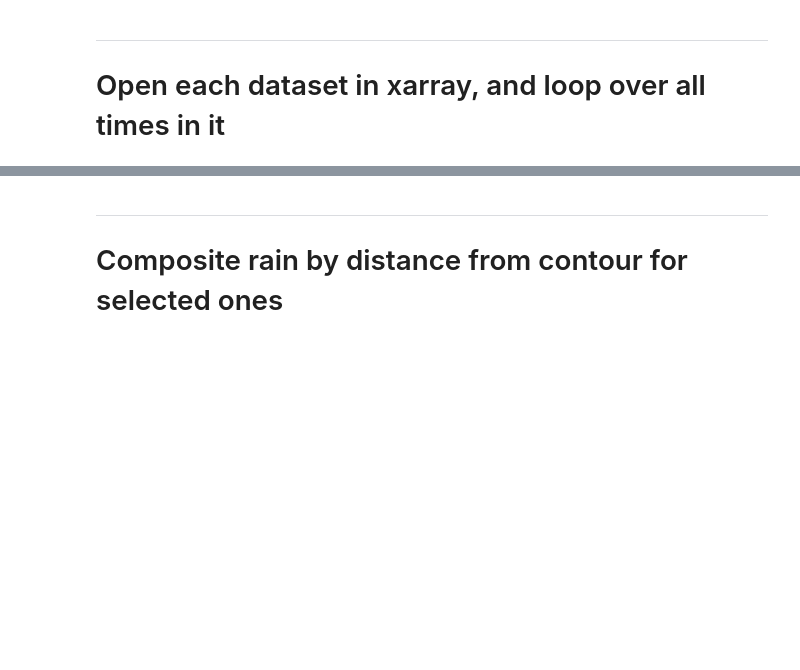
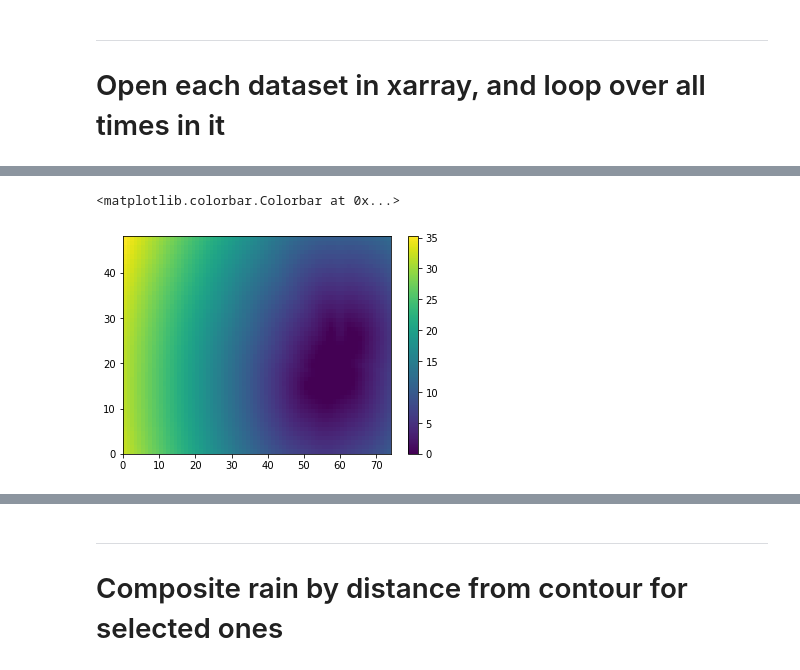
Before and after one commit to brianmapes/VaporLakes, a Jupyter notebook: Grab_contours_in_MINIMALtqv.ipynb, the cells around one changed output, grey strips where cells are left out. Drawn from its saved outputs; the diff is of its cells as text; code cells hidden in the pictures; blank space fills up the shorter version.

```diff
--- a/Grab_contours_in_MINIMALtqv.ipynb
+++ b/Grab_contours_in_MINIMALtqv.ipynb
@@ -402,0 +268,6 @@ df = all_laks
+# %%
+dist = lake.geometry.apply(lambda g: points.distance(g)).values.reshape(len(ds.lat),len(ds.lon)) # Fast gives zero inside
+plt.pcolormesh(dist.reshape(len(ds.lat),len(ds.lon)) ); plt.colorbar()  #[dist < 0.1]
+# %% [output]
+<matplotlib.colorbar.Colorbar at 0x...>
+[figure, added]
```
Also changed, not shown: parts of 60 cells of this notebook.
